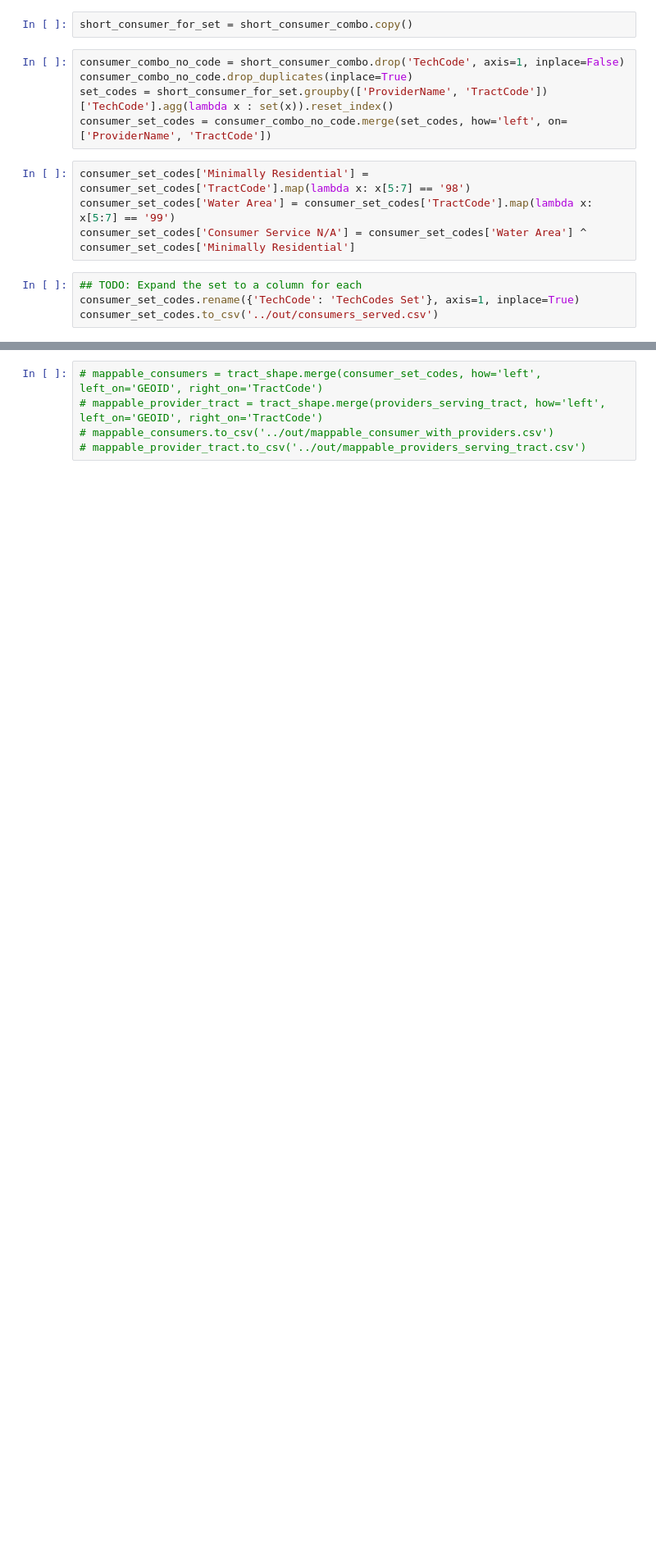
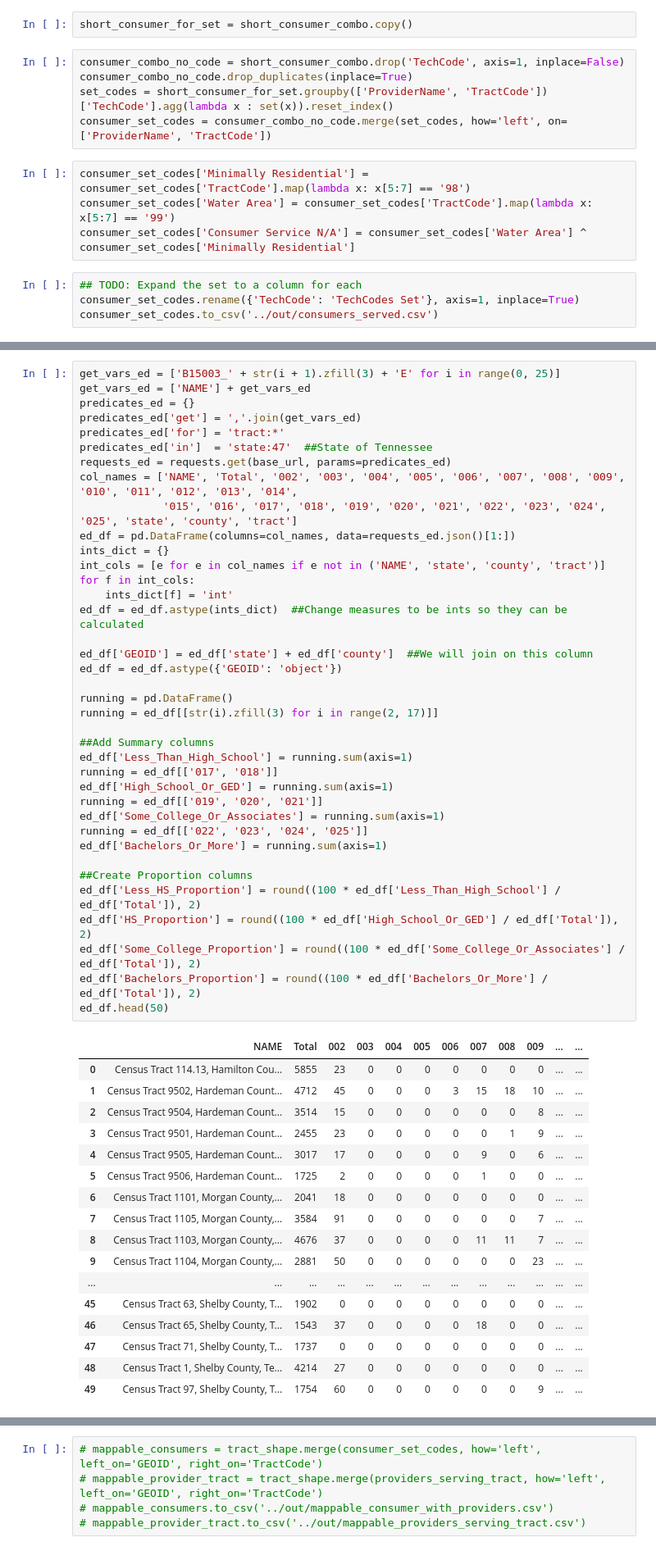
Before and after one commit to KYandow/Broadband-Coverage-TN-NSS-Capstone, a Jupyter notebook: notebooks/FCC Data - Explore & Prep for Analysis.ipynb, the cells around one changed output, grey strips where cells are left out. Shown: that part at 82% size. Drawn from its saved outputs; the diff is of its cells as text; blank space fills up the shorter version.

```diff
--- a/notebooks/FCC Data - Explore & Prep for Analysis.ipynb
+++ b/notebooks/FCC Data - Explore & Prep for Analysis.ipynb
@@ -367,0 +290,56 @@ providers_serving_tract.to_csv('../out/providers_serving_tract.csv')
+# %%
+get_vars_ed = ['B15003_' + str(i + 1).zfill(3) + 'E' for i in range(0, 25)]
+get_vars_ed = ['NAME'] + get_vars_ed
+predicates_ed = {}
+predicates_ed['get'] = ','.join(get_vars_ed)
+predicates_ed['for'] = 'tract:*'
+predicates_ed['in']  = 'state:47'  ##State of Tennessee
+requests_ed = requests.get(base_url, params=predicates_ed)
+col_names = ['NAME', 'Total', '002', '003', '004', '005', '006', '007', '008', '009', '010', '011', '012', '013', '014',
+             '015', '016', '017', '018', '019', '020', '021', '022', '023', '024', '025', 'state', 'county', 'tract']
+ed_df = pd.DataFrame(columns=col_names, data=requests_ed.json()[1:])
+ints_dict = {}
+int_cols = [e for e in col_names if e not in ('NAME', 'state', 'county', 'tract')]
+for f in int_cols:
+    ints_dict[f] = 'int'
+ed_df = ed_df.astype(ints_dict)  ##Change measures to be ints so they can be calculated
+
+ed_df['GEOID'] = ed_df['state'] + ed_df['county']  ##We will join on this column
+ed_df = ed_df.astype({'GEOID': 'object'})
+
+running = pd.DataFrame()
+running = ed_df[[str(i).zfill(3) for i in range(2, 17)]]
+
+##Add Summary columns
+ed_df['Less_Than_High_School'] = running.sum(axis=1)
+running = ed_df[['017', '018']]
+ed_df['High_School_Or_GED'] = running.sum(axis=1)
+running = ed_df[['019', '020', '021']]
+ed_df['Some_College_Or_Associates'] = running.sum(axis=1)
+running = ed_df[['022', '023', '024', '025']]
+ed_df['Bachelors_Or_More'] = running.sum(axis=1)
+
+##Create Proportion columns
+ed_df['Less_HS_Proportion'] = round((100 * ed_df['Less_Than_High_School'] / ed_df['Total']), 2)
+ed_df['HS_Proportion'] = round((100 * ed_df['High_School_Or_GED'] / ed_df['Total']), 2)
+ed_df['Some_College_Proportion'] = round((100 * ed_df['Some_College_Or_Associates'] / ed_df['Total']), 2)
+ed_df['Bachelors_Proportion'] = round((100 * ed_df['Bachelors_Or_More'] / ed_df['Total']), 2)
+ed_df.head(50)
+# %% [output]
+|  | NAME | Total | 002 | 003 | 004 | 005 | 006 | 007 | 008 | 009 | ... | ... |
+| 0 | Census Tract 114.13, Hamilton Cou... | 5855 | 23 | 0 | 0 | 0 | 0 | 0 | 0 | 0 | ... | ... |
+| 1 | Census Tract 9502, Hardeman Count... | 4712 | 45 | 0 | 0 | 0 | 3 | 15 | 18 | 10 | ... | ... |
+| 2 | Census Tract 9504, Hardeman Count... | 3514 | 15 | 0 | 0 | 0 | 0 | 0 | 0 | 8 | ... | ... |
+| 3 | Census Tract 9501, Hardeman Count... | 2455 | 23 | 0 | 0 | 0 | 0 | 0 | 1 | 9 | ... | ... |
+| 4 | Census Tract 9505, Hardeman Count... | 3017 | 17 | 0 | 0 | 0 | 0 | 9 | 0 | 6 | ... | ... |
+| 5 | Census Tract 9506, Hardeman Count... | 1725 | 2 | 0 | 0 | 0 | 0 | 1 | 0 | 0 | ... | ... |
+| 6 | Census Tract 1101, Morgan County,... | 2041 | 18 | 0 | 0 | 0 | 0 | 0 | 0 | 0 | ... | ... |
+| 7 | Census Tract 1105, Morgan County,... | 3584 | 91 | 0 | 0 | 0 | 0 | 0 | 0 | 7 | ... | ... |
+| 8 | Census Tract 1103, Morgan County,... | 4676 | 37 | 0 | 0 | 0 | 0 | 11 | 11 | 7 | ... | ... |
+| 9 | Census Tract 1104, Morgan County,... | 2881 | 50 | 0 | 0 | 0 | 0 | 0 | 0 | 23 | ... | ... |
+| ... | ... | ... | ... | ... | ... | ... | ... | ... | ... | ... | ... | ... |
+| 45 | Census Tract 63, Shelby County, T... | 1902 | 0 | 0 | 0 | 0 | 0 | 0 | 0 | 0 | ... | ... |
+| 46 | Census Tract 65, Shelby County, T... | 1543 | 37 | 0 | 0 | 0 | 0 | 18 | 0 | 0 | ... | ... |
+| 47 | Census Tract 71, Shelby County, T... | 1737 | 0 | 0 | 0 | 0 | 0 | 0 | 0 | 0 | ... | ... |
+| 48 | Census Tract 1, Shelby County, Te... | 4214 | 27 | 0 | 0 | 0 | 0 | 0 | 0 | 0 | ... | ... |
+| 49 | Census Tract 97, Shelby County, T... | 1754 | 60 | 0 | 0 | 0 | 0 | 0 | 0 | 9 | ... | ... |
```
Also changed, not shown: parts of 36 cells of this notebook, 10 other files.
